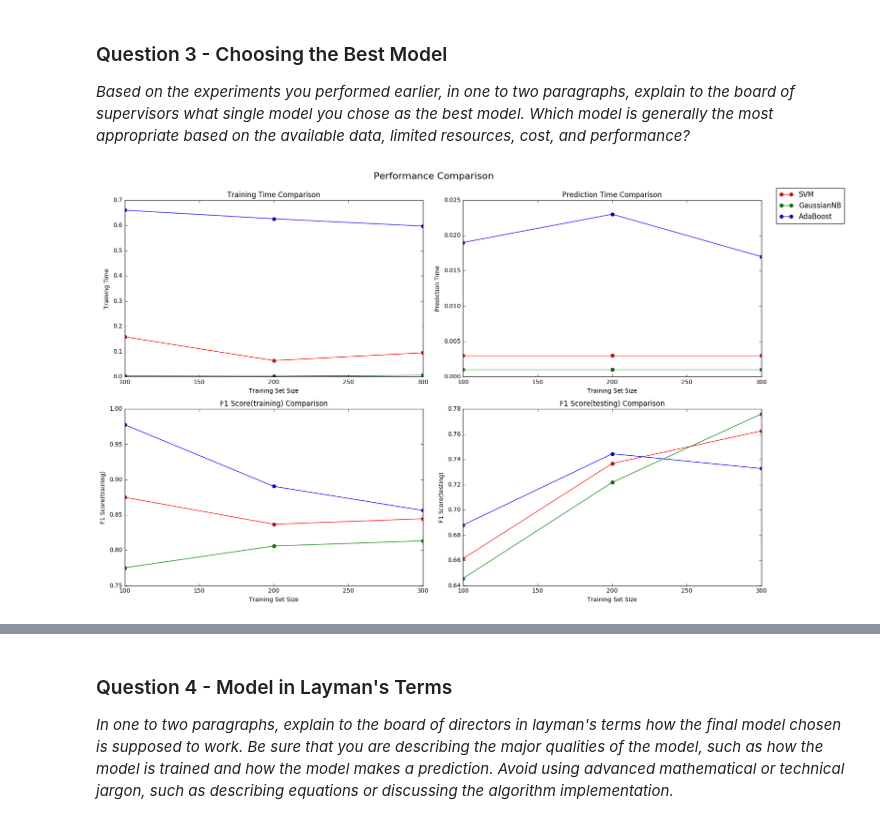
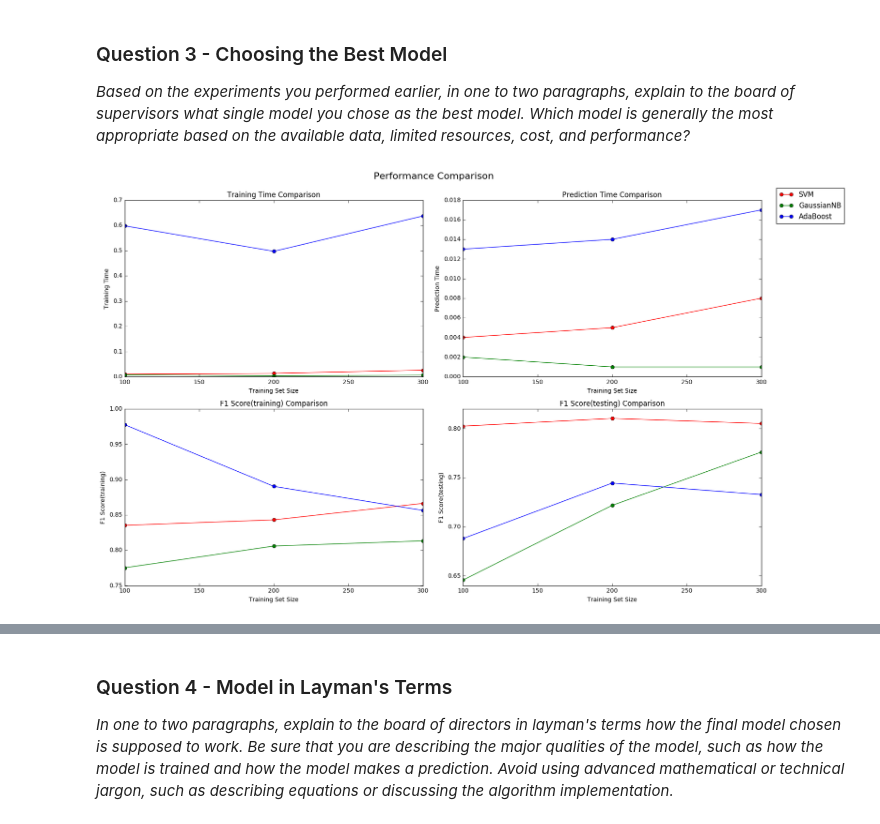
Before and after one commit to anshu92/MLND-p2-student-intervention, a Jupyter notebook: student_intervention.ipynb, the cells around one changed output, grey strips where cells are left out. Drawn from its saved outputs; the diff is of its cells as text; code cells hidden in the pictures.

```diff
--- a/student_intervention.ipynb
+++ b/student_intervention.ipynb
@@ -367,51 +367,51 @@ import matplotlib.pyplot as plt
 %matplotlib inline
 
 training_time = {}
-training_time['SVM'] =[0.1580, 0.0640, 0.0950]
-training_time['GaussianNB'] = [0.0030, 0.0020, 0.0060]
-training_time['AdaBoost'] = [ 0.6600,  0.6260, 0.5970]
+training_time['SVM'] =[0.0100, 0.0130, 0.0260]
+training_time['GaussianNB'] = [0.0070, 0.0040, 0.0060]
+training_time['AdaBoost'] = [ 0.5980,  0.4970, 0.6370]
 
 prediction_time = {}
-prediction_time['SVM'] = [0.0030,0.0030,0.0030]
-prediction_time['GaussianNB'] = [0.0010,0.0010,0.0010]
-prediction_time['AdaBoost'] = [0.0190,0.0230,0.0170]
+prediction_time['SVM'] = [0.0040,0.0050,0.0080]
+prediction_time['GaussianNB'] = [0.0020,0.0010,0.0010]
+prediction_time['AdaBoost'] = [0.0130,0.0140,0.0170]
 
 f1_score_train = {}
-f1_score_train['SVM'] = [0.8750,0.8369,0.8447]
+f1_score_train['SVM'] = [0.8354,0.8431,0.8664]
 f1_score_train['GaussianNB'] = [0.7752,0.8060,0.8134]
 f1_score_train['AdaBoost'] = [0.9778,0.8905,0.8565]
 
 f1_score_test = {}
-f1_score_test['SVM'] = [0.6614,0.7368,0.7626]
+f1_score_test['SVM'] = [0.8025,0.8105,0.8052]
 f1_score_test['GaussianNB'] = [0.6457,0.7218,0.7761]
 f1_score_test['AdaBoost'] = [0.6880,0.7445,0.7328]
 
 results = {}
 results['Training Time'] = training_time
 results['Prediction Time'] = prediction_time
 results['F1 Score(training)'] = f1_score_train
 results['F1 Score(testing)'] = f1_score_test
 
 training_size = [100, 200, 300]
 models = ['SVM', 'GaussianNB', 'AdaBoost']
 metrics = ['Training Time', 'Prediction Time', 'F1 Score(training)', 'F1 Score(testing)']
 
 fig = plt.figure(figsize=(16, 10))
 
 for k, metric in enumerate(metrics):
     ax = fig.add_subplot(2, 2, k+1)
     ax.plot(training_size, results[metric]['SVM'], 'o-', color = 'r', label = 'SVM')
     ax.plot(training_size, results[metric]['GaussianNB'], 'o-', color = 'g', label = 'GaussianNB')
     ax.plot(training_size, results[metric]['AdaBoost'], 'o-', color = 'b', label = 'AdaBoost')
     ax.set_title('{} Comparison'.format(metric))
     ax.set_xlabel('Training Set Size')
     ax.set_ylabel(metric)
 
 ax.legend(bbox_to_anchor=(1.05, 2.05), loc='lower left', borderaxespad = 0.)
 fig.suptitle('Performance Comparison', fontsize = 16, y = 1.03)
 fig.tight_layout()
 # %% [output]
-[figure, old version]
+[figure, new version]
 # %% [markdown]
 **Answer: **
 The visualization above helps us compare computational performance metrics and accuracy metrics.
```
Also changed, not shown: parts of 7 cells of this notebook, 1 other file.
